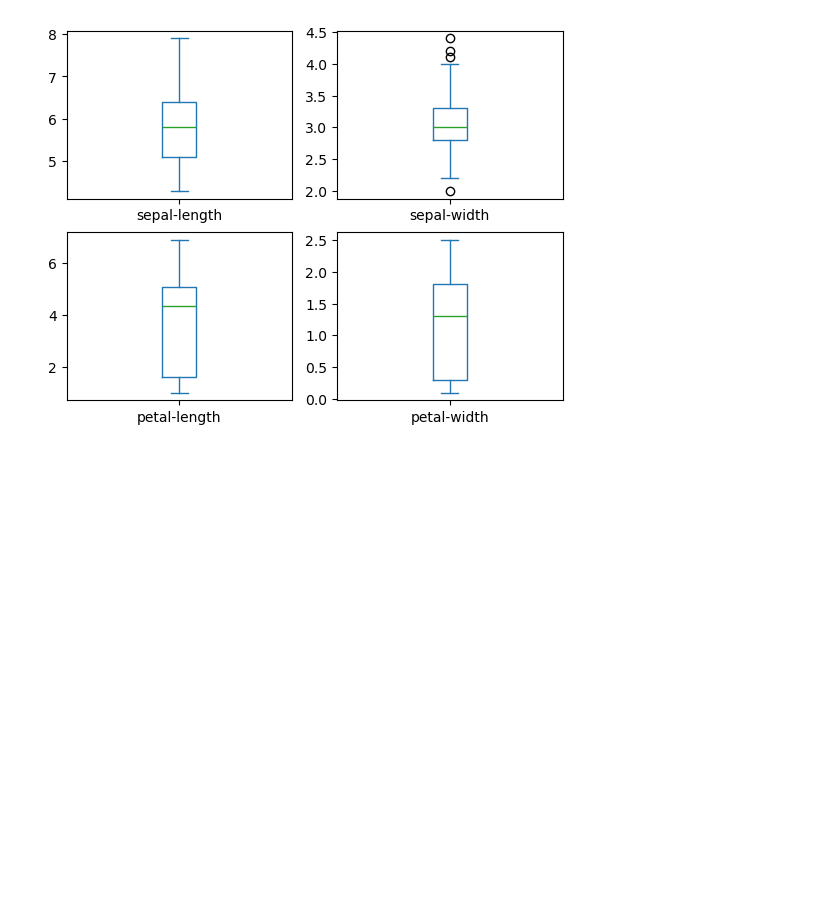
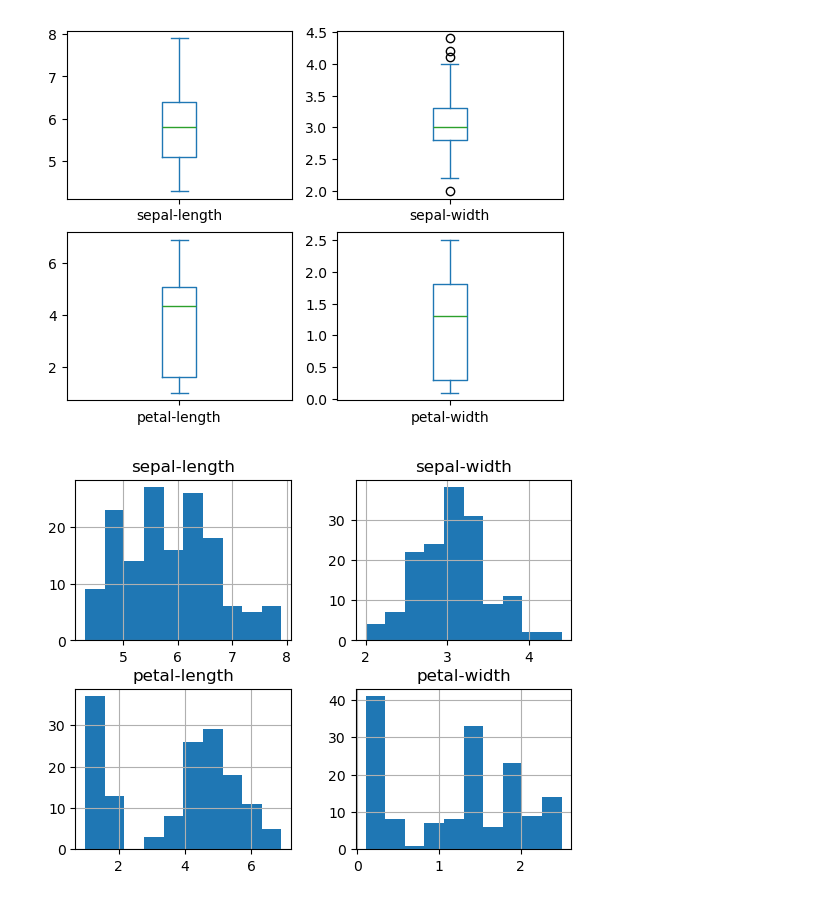
Before and after one commit to simocompsci/MLpractice, a Jupyter notebook: irisDS.ipynb, the cells around one changed output. Drawn from its saved outputs; the diff is of its cells as text; code cells hidden in the pictures; blank space fills up the shorter version.

```diff
--- a/irisDS.ipynb
+++ b/irisDS.ipynb
@@ -91,3 +91,8 @@ petal-length       Axes(0.125,0.11;0.352273x0.35)
 petal-width     Axes(0.547727,0.11;0.352273x0.35)
 dtype: object
 [figure]
+# %%
+dataset.hist()
+plt.show()
+# %% [output]
+[figure, added]
```
Also changed, not shown: parts of 2 cells of this notebook.
